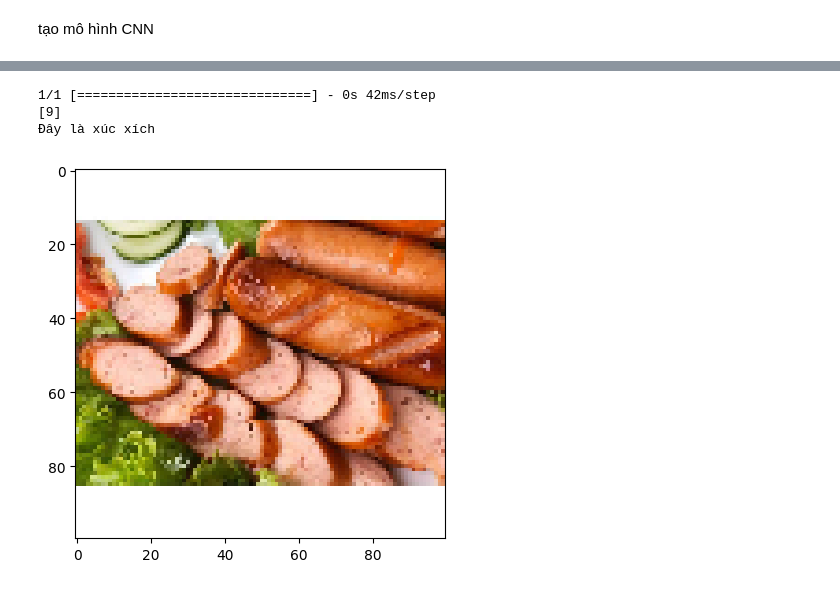
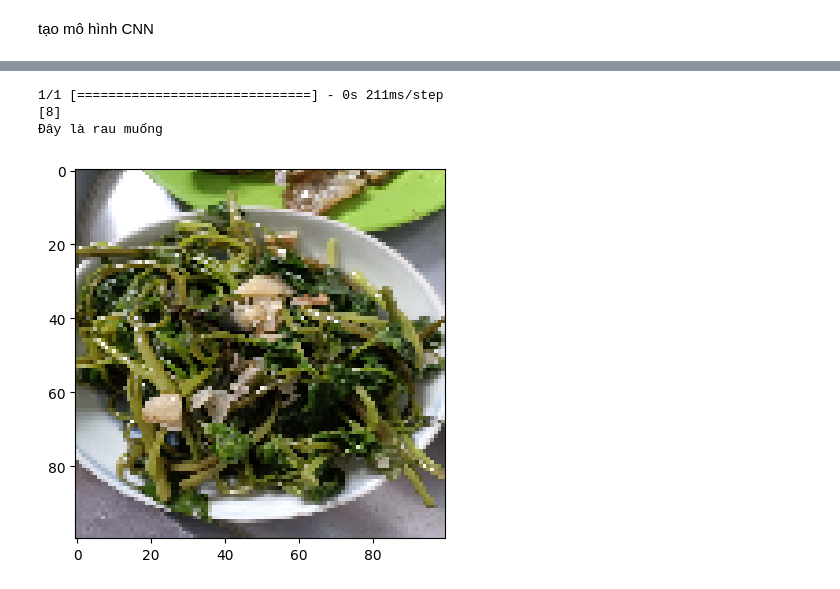
Before and after one commit to TuanLBT/AI_learning, a Jupyter notebook: dish_detection.ipynb, the cells around one changed output, grey strips where cells are left out. Drawn from its saved outputs; the diff is of its cells as text; code cells hidden in the pictures.

```diff
--- a/dish_detection.ipynb
+++ b/dish_detection.ipynb
@@ -32,6 +32,8 @@ for file in listdir(folder):
     output=8.0
   if file.startswith('xucxich'):
     output=9.0
+  if file.startswith('caphao'):
+    output=10.0
   photo = load_img(folder+file,target_size=(100,100))
   photo = img_to_array(photo)
   photos.append(photo)
@@ -67,7 +69,7 @@ test_x.shape
 # %% [markdown]
 scale lại data
 # %%
-train_x = train_x.reshape([1391,100,100,3])
+#train_x = train_x.reshape([1391,100,100,3])
 train_x = train_x.astype('float32')
 train_x = train_x/255
 # %%
@@ -95,7 +97,7 @@ from keras.optimizers import Adam
 # %%
 batch_size = 100
 epochs = 10
-classes = 10
+classes = 11
 # %%
 model = Sequential()
 model.add(Conv2D(32,kernel_size=(3,3),activation='linear',input_shape=(100,100,3),padding='same'))
@@ -170,35 +172,37 @@ model.save('/content/drive/MyDrive/dish_detection.h5')
 from keras.utils import load_img
 from tensorflow.keras.utils import img_to_array
 import matplotlib.pyplot as plt
 import numpy as np
-img = load_img('xucxichtest.jpg',target_size=(100,100,3))
+img = load_img('raumuong_test.jpg',target_size=(100,100,3))
 plt.imshow(img)
 img = img_to_array(img)
 img = img.reshape(1,100,100,3)
 img = img.astype('float32')
 img = img/255
 a = np.argmax(model.predict(img),axis=-1)
 print(a)
 if(a == 1):
   print("Đây là bánh chưng")
 if (a == 2):
   print("Đây là bánh xèo")
 if (a == 3):
   print("Đây là bún bò")
 if (a == 4):
   print("Đây là cá kho")
 if (a == 5):
   print("Đây là canh cà chua")
 if (a == 6):
   print("Đây là gỏi cuốn")
 if (a == 7):
   print("Đây là ngô")
 if (a == 8):
   print("Đây là rau muống")
 if (a == 9):
   print("Đây là xúc xích")
+if (a == 10):
+  print("Đây là caphao")
 # %% [output]
-1/1 [==============================] - 0s 42ms/step
-[9]
-Đây là xúc xích
+1/1 [==============================] - 0s 211ms/step
+[8]
+Đây là rau muống
-[figure, old version]
+[figure, new version]
```
Also changed, not shown: parts of 4 cells of this notebook.
